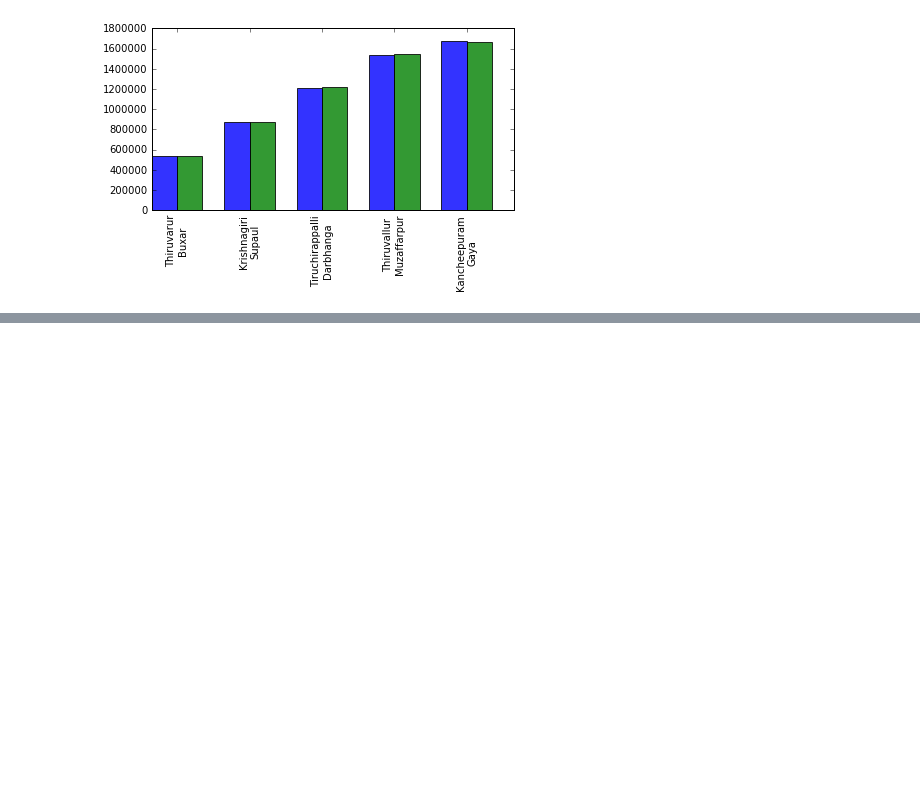
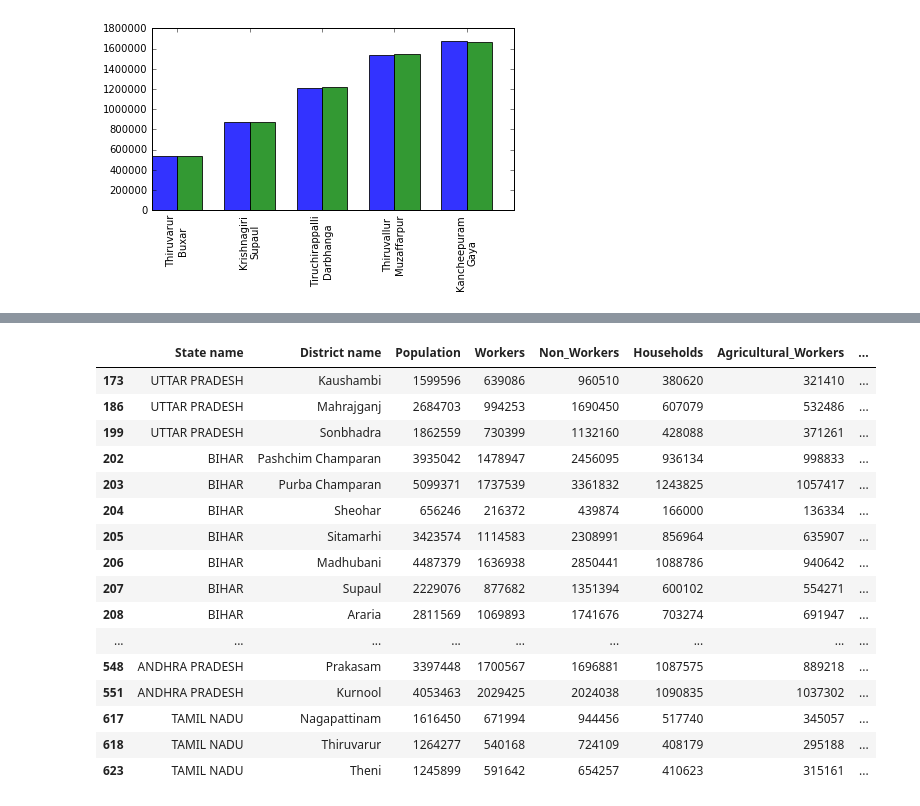
Before and after one commit to Amanskywalker/Gramener-exercise, a Jupyter notebook: Census.ipynb, the cells around one changed output, grey strips where cells are left out. Cells and saved outputs as stored; diff of their text form; code cells hidden in the pictures; blank space fills up the shorter version.

```diff
--- a/Census.ipynb
+++ b/Census.ipynb
@@ -380,0 +422,21 @@ plt.show()
+# %%
+dfc3b = dfc3[(dfc3["Agricultural_Workers"]/dfc3["Workers"]*100 > 50)]
+dfc3b
+# %% [output]
+|  | State name | District name | Population | Workers | Non_Workers | Households | Agricultural_Workers | ... |
+| 173 | UTTAR PRADESH | Kaushambi | 1599596 | 639086 | 960510 | 380620 | 321410 | ... |
+| 186 | UTTAR PRADESH | Mahrajganj | 2684703 | 994253 | 1690450 | 607079 | 532486 | ... |
+| 199 | UTTAR PRADESH | Sonbhadra | 1862559 | 730399 | 1132160 | 428088 | 371261 | ... |
+| 202 | BIHAR | Pashchim Champaran | 3935042 | 1478947 | 2456095 | 936134 | 998833 | ... |
+| 203 | BIHAR | Purba Champaran | 5099371 | 1737539 | 3361832 | 1243825 | 1057417 | ... |
+| 204 | BIHAR | Sheohar | 656246 | 216372 | 439874 | 166000 | 136334 | ... |
+| 205 | BIHAR | Sitamarhi | 3423574 | 1114583 | 2308991 | 856964 | 635907 | ... |
+| 206 | BIHAR | Madhubani | 4487379 | 1636938 | 2850441 | 1088786 | 940642 | ... |
+| 207 | BIHAR | Supaul | 2229076 | 877682 | 1351394 | 600102 | 554271 | ... |
+| 208 | BIHAR | Araria | 2811569 | 1069893 | 1741676 | 703274 | 691947 | ... |
+| ... | ... | ... | ... | ... | ... | ... | ... | ... |
+| 548 | ANDHRA PRADESH | Prakasam | 3397448 | 1700567 | 1696881 | 1087575 | 889218 | ... |
+| 551 | ANDHRA PRADESH | Kurnool | 4053463 | 2029425 | 2024038 | 1090835 | 1037302 | ... |
+| 617 | TAMIL NADU | Nagapattinam | 1616450 | 671994 | 944456 | 517740 | 345057 | ... |
+| 618 | TAMIL NADU | Thiruvarur | 1264277 | 540168 | 724109 | 408179 | 295188 | ... |
+| 623 | TAMIL NADU | Theni | 1245899 | 591642 | 654257 | 410623 | 315161 | ... |
```
Also changed, not shown: parts of 10 cells of this notebook.
